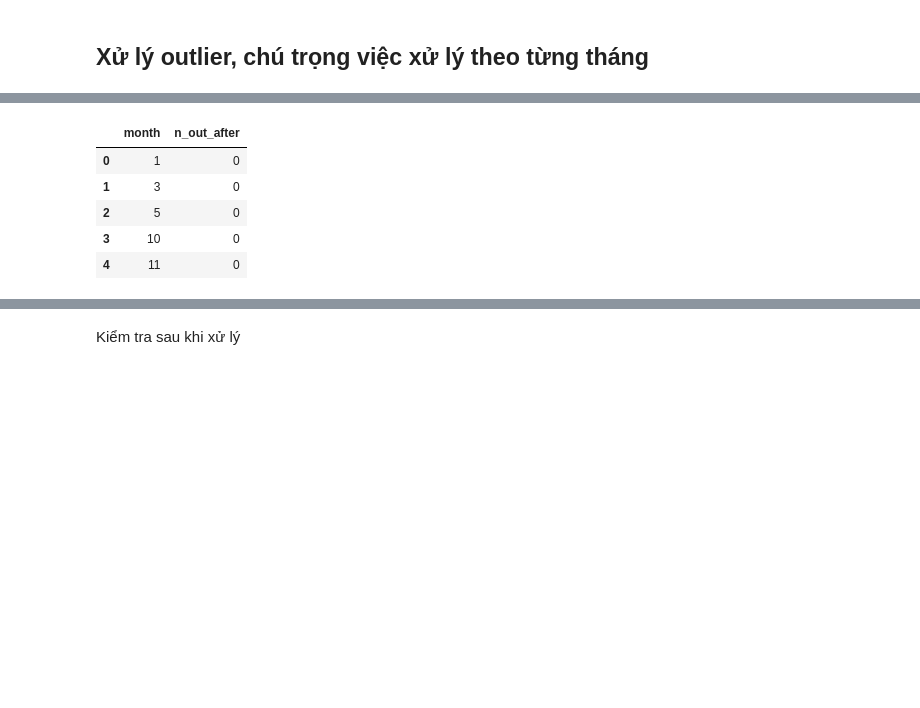
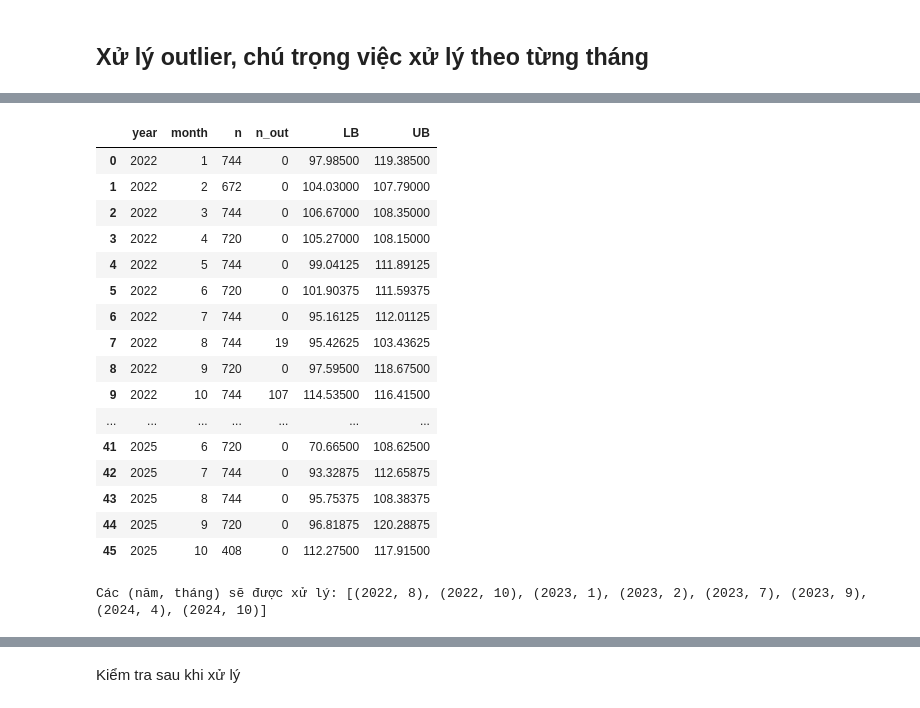
Before and after one commit to leducthanh041/CS313-DoAn, a Jupyter notebook: 04.Preprocessing_ThuyDien.ipynb, the cells around one changed output, grey strips where cells are left out. Cells and saved outputs as stored; diff of their text form; code cells hidden in the pictures; blank space fills up the shorter version.

```diff
--- a/04.Preprocessing_ThuyDien.ipynb
+++ b/04.Preprocessing_ThuyDien.ipynb
@@ -181,25 +51,2 @@ Số điểm outlier sẽ kẹp: 196
-# %%
-# Rà soát còn outlier không (trên các tháng đã xử lý)
-recheck = (
-    df.assign(month=m)
-      .merge(pd.Series(lb_map, name="LB"), left_on="month", right_index=True, how="left")
-      .merge(pd.Series(ub_map, name="UB"), left_on="month", right_index=True, how="left")
-)
-recheck["is_out_after"] = (
-    recheck["LB"].notna() & recheck["UB"].notna() &
-    ((recheck[target_col] < recheck["LB"]) | (recheck[target_col] > recheck["UB"]))
-)
-
-report = (recheck[recheck["LB"].notna()]
-          .groupby("month")["is_out_after"].sum()
-          .reset_index()
-          .rename(columns={"is_out_after":"n_out_after"})
-          .sort_values("month"))
-report
-# %% [output]
-|  | month | n_out_after |
-| 0 | 1 | 0 |
-| 1 | 3 | 0 |
-| 2 | 5 | 0 |
-| 3 | 10 | 0 |
-| 4 | 11 | 0 |
+# %%
+df = pd.read_csv('./data_thuydien/data_thuydien_cleaned_preprocessed_step1.csv')
@@ -205,0 +99,52 @@ report
+# %%
+from IPython.display import display
+
+# Chọn phạm vi năm cần xử lý (đổi nếu chỉ muốn 2022–2024)
+years_to_fix = sorted(df["year"].unique())   # ví dụ: [2022, 2023, 2024]
+mask_years   = df["year"].isin(years_to_fix)
+
+# Làm việc trên subset theo năm cần xử lý
+sub = df.loc[mask_years, [time_col, "year", "month", target_col]].copy()
+
+# Tính Q1/Q3 theo (year, month)
+gb = sub.groupby(["year","month"])[target_col]
+sub["Q1"] = gb.transform(lambda s: s.quantile(0.25))
+sub["Q3"] = gb.transform(lambda s: s.quantile(0.75))
+sub["IQR"] = sub["Q3"] - sub["Q1"]
+sub["LB"]  = sub["Q1"] - 1.5*sub["IQR"]
+sub["UB"]  = sub["Q3"] + 1.5*sub["IQR"]
+
+# Đánh dấu outlier theo (year, month)
+sub["is_out"] = (sub[target_col] < sub["LB"]) | (sub[target_col] > sub["UB"])
+
+# Tóm tắt theo (year, month)
+month_summary = (sub.groupby(["year","month"], as_index=False)
+                   .agg(n=(target_col, "size"),
+                        n_out=("is_out", "sum"),
+                        LB=("LB", "first"),
+                        UB=("UB", "first"))
+                   .sort_values(["year","month"]))
+display(month_summary)
+
+# Các (năm, tháng) cần xử lý (có ít nhất 1 outlier)
+pairs_to_fix = set(map(tuple, month_summary.loc[month_summary["n_out"]>0, ["year","month"]].values.tolist()))
+print("Các (năm, tháng) sẽ được xử lý:", sorted(pairs_to_fix))
+# %% [output]
+|  | year | month | n | n_out | LB | UB |
+| 0 | 2022 | 1 | 744 | 0 | 97.98500 | 119.38500 |
+| 1 | 2022 | 2 | 672 | 0 | 104.03000 | 107.79000 |
+| 2 | 2022 | 3 | 744 | 0 | 106.67000 | 108.35000 |
+| 3 | 2022 | 4 | 720 | 0 | 105.27000 | 108.15000 |
+| 4 | 2022 | 5 | 744 | 0 | 99.04125 | 111.89125 |
+| 5 | 2022 | 6 | 720 | 0 | 101.90375 | 111.59375 |
+| 6 | 2022 | 7 | 744 | 0 | 95.16125 | 112.01125 |
+| 7 | 2022 | 8 | 744 | 19 | 95.42625 | 103.43625 |
+| 8 | 2022 | 9 | 720 | 0 | 97.59500 | 118.67500 |
+| 9 | 2022 | 10 | 744 | 107 | 114.53500 | 116.41500 |
+| ... | ... | ... | ... | ... | ... | ... |
+| 41 | 2025 | 6 | 720 | 0 | 70.66500 | 108.62500 |
+| 42 | 2025 | 7 | 744 | 0 | 93.32875 | 112.65875 |
+| 43 | 2025 | 8 | 744 | 0 | 95.75375 | 108.38375 |
+| 44 | 2025 | 9 | 720 | 0 | 96.81875 | 120.28875 |
+| 45 | 2025 | 10 | 408 | 0 | 112.27500 | 117.91500 |
+Các (năm, tháng) sẽ được xử lý: [(2022, 8), (2022, 10), (2023, 1), (2023, 2), (2023, 7), (2023, 9), (2024, 4), (2024, 10)]
```
Also changed, not shown: parts of 22 cells of this notebook, 8 other files.
